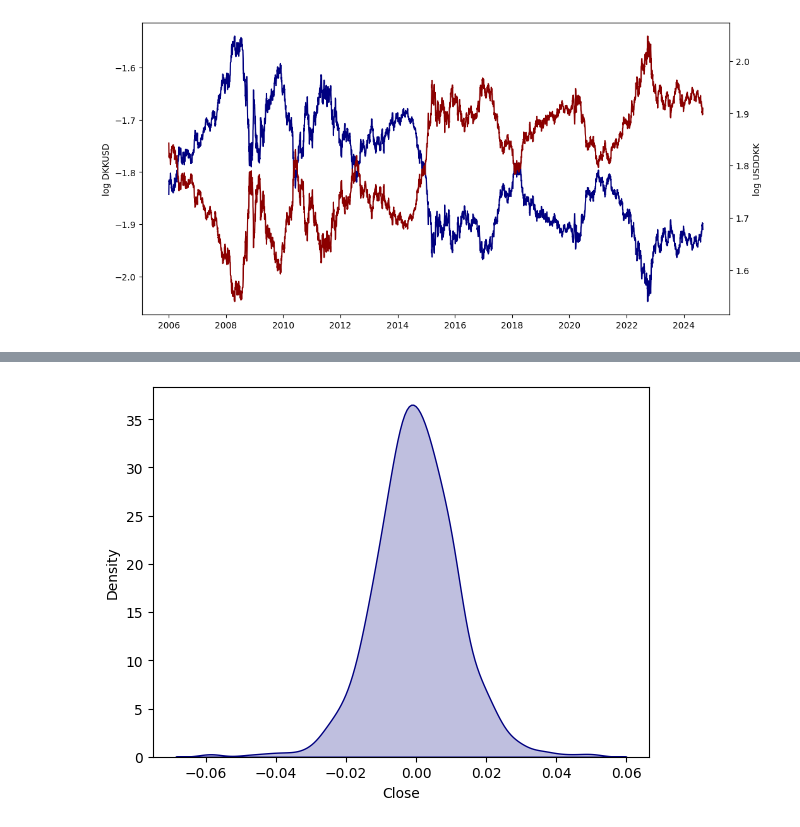
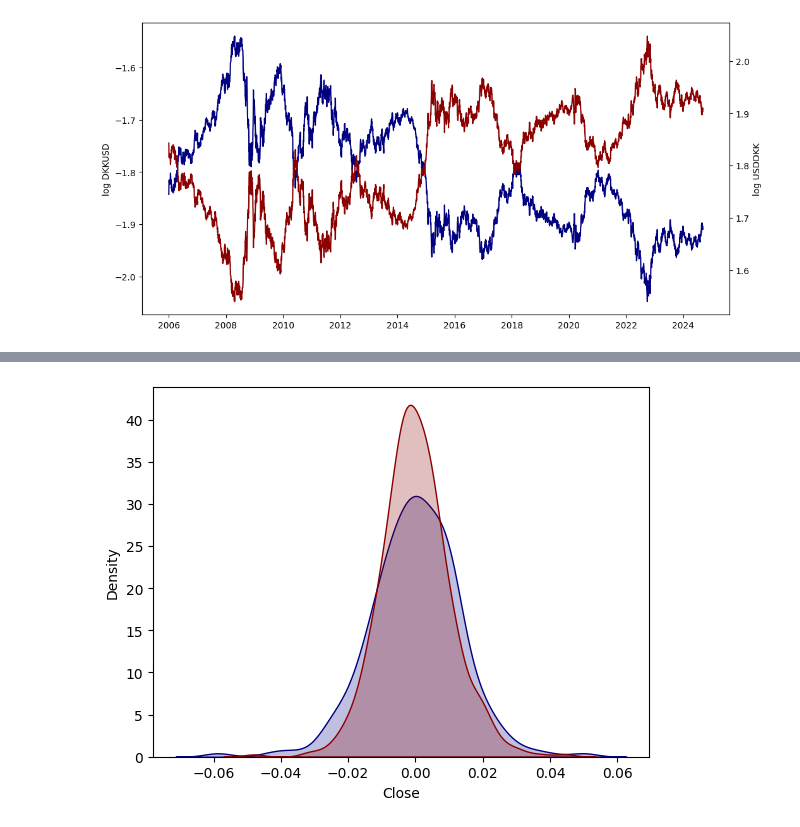
Before and after one commit to staxmetrics/python_for_the_financial_economist, a Jupyter notebook: lectures_and_exercises/2024/week_2/solution_market_invariants.ipynb, the cells around one changed output, grey strips where cells are left out. Drawn from its saved outputs; the diff is of its cells as text; code cells hidden in the pictures.

```diff
--- a/lectures_and_exercises/2024/week_2/solution_market_invariants.ipynb
+++ b/lectures_and_exercises/2024/week_2/solution_market_invariants.ipynb
@@ -96,3 +97,8 @@ Freq: W-SUN, Name: Close, Length: 973, dtype: float64
 # %%
-weekly_chg_dkkusd = dkkusd.resample('W').last().pct_change().dropna()
+#weekly_chg_dkkusd = dkkusd.resample('W').last().pct_change().dropna()
+
+# resample data weekly
 weekly_chg_log_dkkusd = log_dkkusd.resample('W').last().diff().dropna()
+
+# calculate half-point
+half_point = int(len(weekly_chg_log_dkkusd) / 2)
@@ -105,4 +105,6 @@ sns.kdeplot(weekly_chg_dkkusd, fill=True, color="navy");
 # %%
-sns.kdeplot(weekly_chg_log_dkkusd, fill=True, color="navy");
+import seaborn as sns
+sns.kdeplot(weekly_chg_log_dkkusd[:half_point], fill=True, color="navy", label="First-half");
+sns.kdeplot(weekly_chg_log_dkkusd[half_point: ], fill=True, color="darkred", label="Second-half");
 # %% [output]
-[figure, old version]
+[figure, new version]
```
Also changed, not shown: parts of 8 cells of this notebook, 10 other files.
